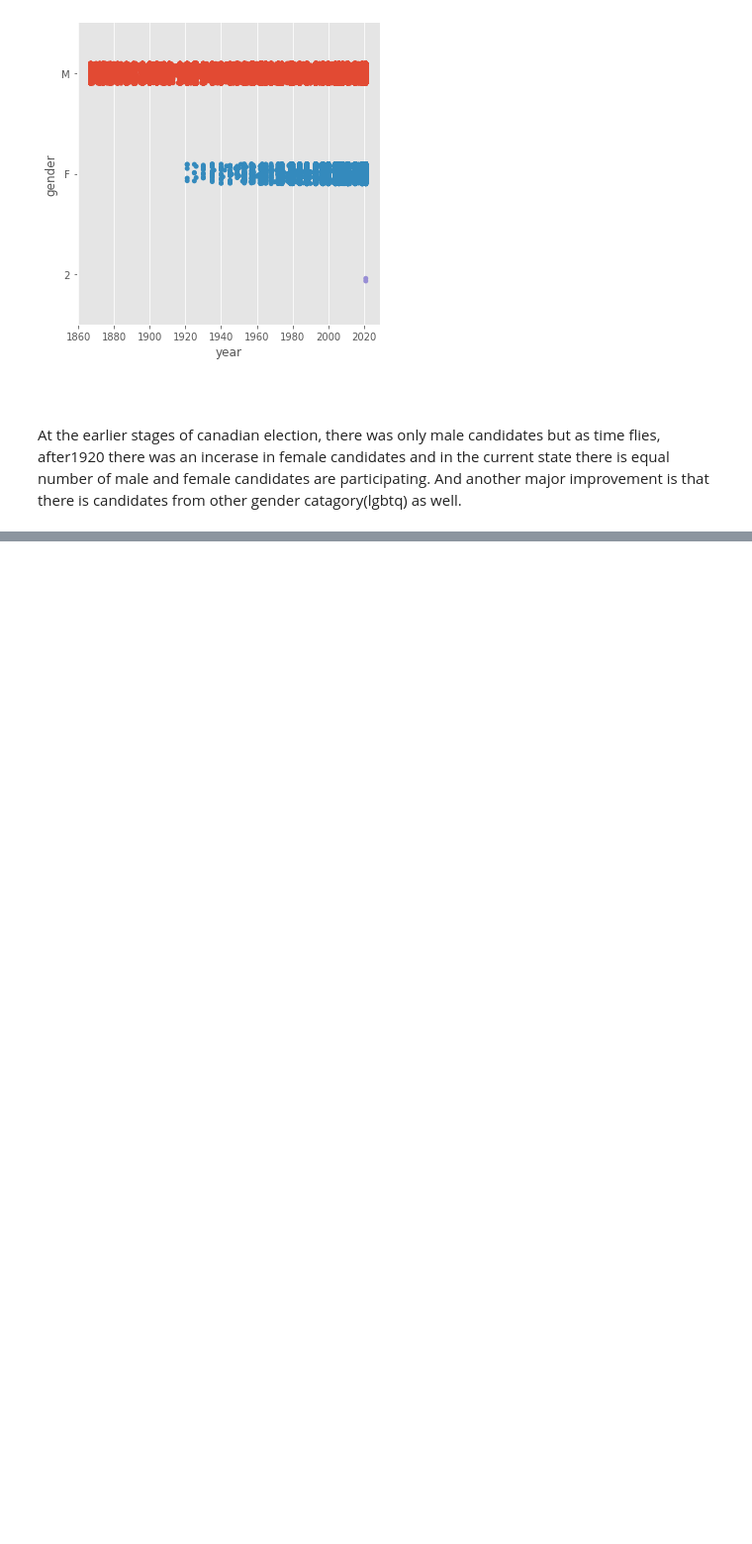
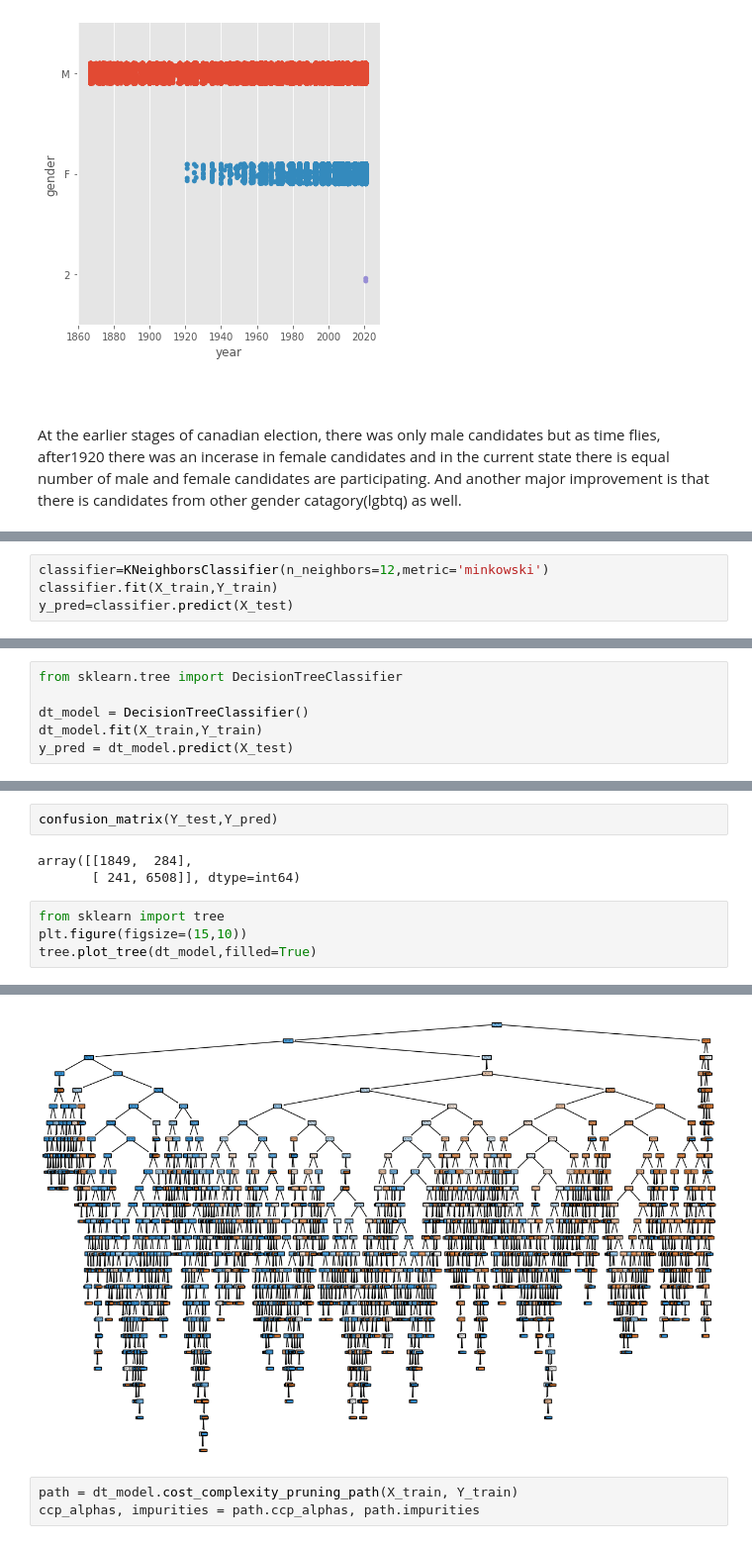
Before and after one commit to DeviAkhil/Canadian_EDA, a Jupyter notebook: Canadian_federal_election_Analysis.ipynb, the cells around one changed output, grey strips where cells are left out. Shown at 99% size. Cells and saved outputs as stored; diff of their text form; blank space fills up the shorter version.

```diff
--- a/Canadian_federal_election_Analysis.ipynb
+++ b/Canadian_federal_election_Analysis.ipynb
@@ -321,0 +641,4 @@ At the earlier stages of canadian election, there was only male candidates but a
+# %%
+classifier=KNeighborsClassifier(n_neighbors=12,metric='minkowski')
+classifier.fit(X_train,Y_train)
+y_pred=classifier.predict(X_test)
@@ -321,0 +662,6 @@ At the earlier stages of canadian election, there was only male candidates but a
+# %%
+from sklearn.tree import DecisionTreeClassifier
+
+dt_model = DecisionTreeClassifier()
+dt_model.fit(X_train,Y_train)
+y_pred = dt_model.predict(X_test)
@@ -321,0 +678,10 @@ At the earlier stages of canadian election, there was only male candidates but a
+# %%
+confusion_matrix(Y_test,Y_pred)
+# %% [output]
+array([[1849,  284],
+       [ 241, 6508]], dtype=int64)
+# %%
+from sklearn import tree
+plt.figure(figsize=(15,10))
+tree.plot_tree(dt_model,filled=True)
+# %% [output]
@@ -321,0 +705,4 @@ At the earlier stages of canadian election, there was only male candidates but a
+[figure, added]
+# %%
+path = dt_model.cost_complexity_pruning_path(X_train, Y_train)
+ccp_alphas, impurities = path.ccp_alphas, path.impurities
```
Also changed, not shown: parts of 57 cells of this notebook.
